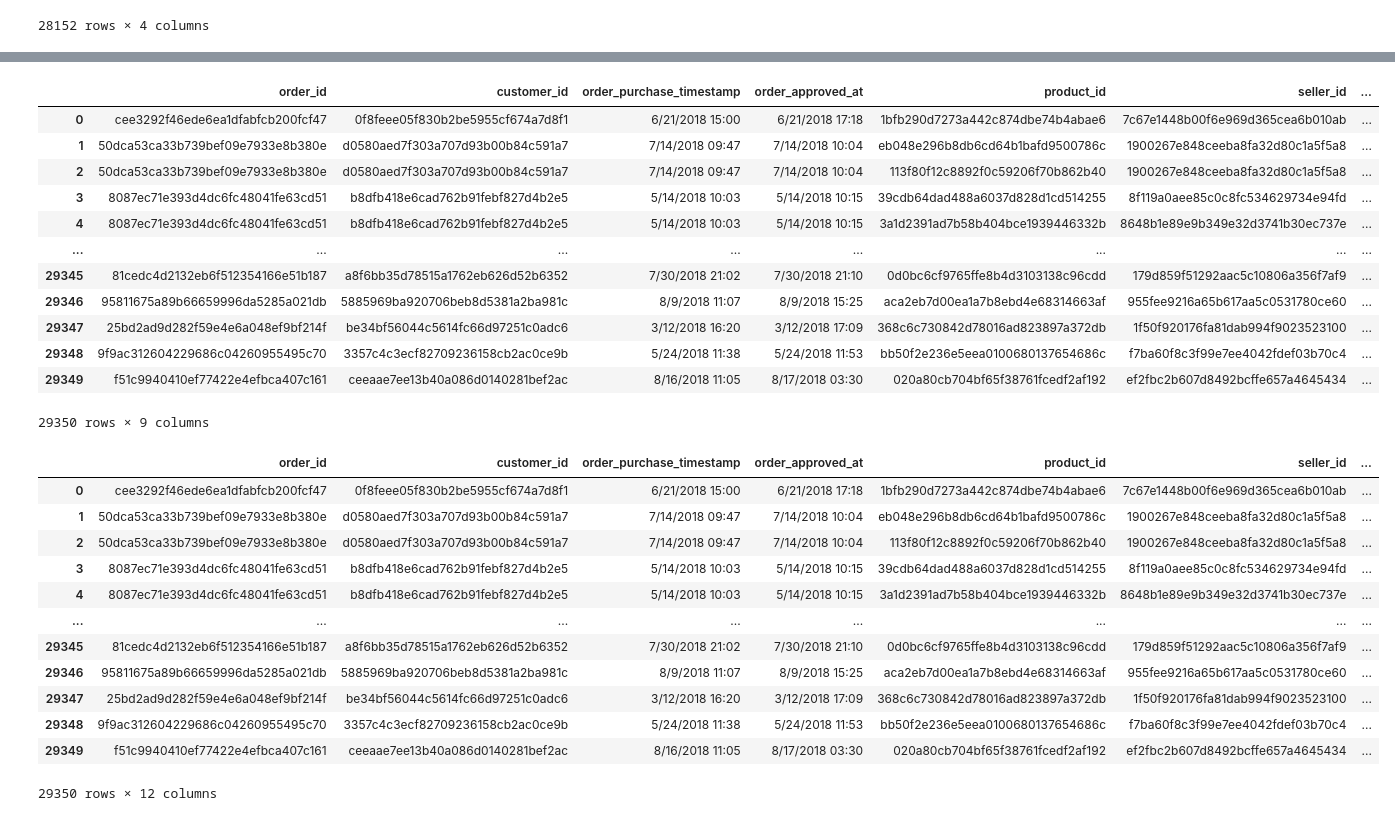
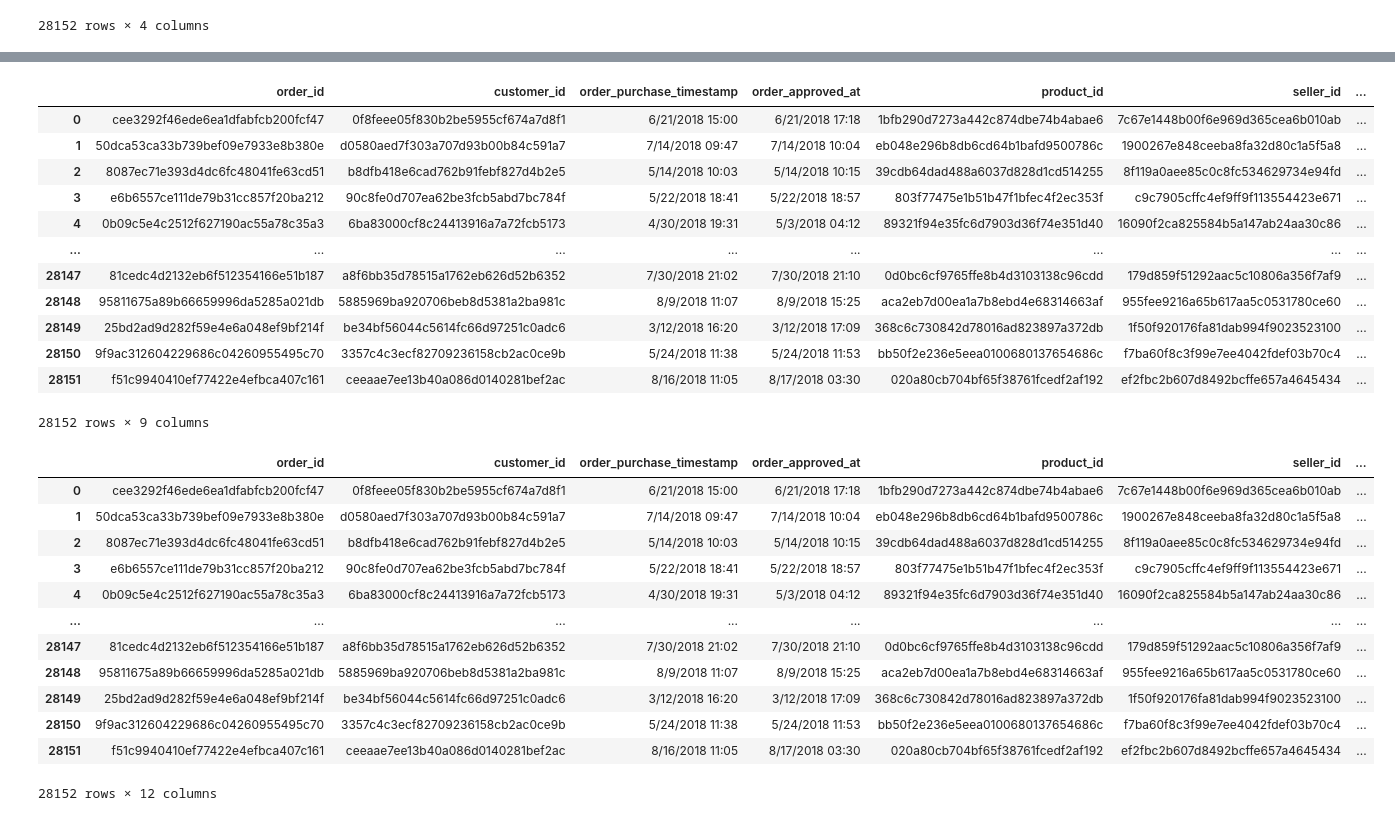
Before and after one commit to mateusono1/De-Company, a Jupyter notebook: Modelos/Kaggle.ipynb, the cells around one changed output, grey strips where cells are left out. Drawn from its saved outputs; the diff is of its cells as text; code cells hidden in the pictures.

```diff
--- a/Modelos/Kaggle.ipynb
+++ b/Modelos/Kaggle.ipynb
@@ -64,0 +49,3 @@ Name: count, Length: 28152, dtype: int64
+# %%
+order_items.drop_duplicates(subset="order_id",inplace=True)
+order_items["order_id"].value_counts()
@@ -65,21 +66,21 @@ Name: count, Length: 28152, dtype: int64
 # %%
-order_items.drop_duplicates(inplace=True)
+order_items.drop_duplicates(subset="order_id",inplace=True)
 df=kaggle.merge(order_items,how="left",on="order_id")
 display(df)
 # %% [output]
 |  | order_id | customer_id | order_purchase_timestamp | order_approved_at | product_id | seller_id | ... |
 | 0 | cee3292f46ede6ea1dfabfcb200fcf47 | 0f8feee05f830b2be5955cf674a7d8f1 | 6/21/2018 15:00 | 6/21/2018 17:18 | 1bfb290d7273a442c874dbe74b4abae6 | 7c67e1448b00f6e969d365cea6b010ab | ... |
 | 1 | 50dca53ca33b739bef09e7933e8b380e | d0580aed7f303a707d93b00b84c591a7 | 7/14/2018 09:47 | 7/14/2018 10:04 | eb048e296b8db6cd64b1bafd9500786c | 1900267e848ceeba8fa32d80c1a5f5a8 | ... |
-| 2 | 50dca53ca33b739bef09e7933e8b380e | d0580aed7f303a707d93b00b84c591a7 | 7/14/2018 09:47 | 7/14/2018 10:04 | 113f80f12c8892f0c59206f70b862b40 | 1900267e848ceeba8fa32d80c1a5f5a8 | ... |
-| 3 | 8087ec71e393d4dc6fc48041fe63cd51 | b8dfb418e6cad762b91febf827d4b2e5 | 5/14/2018 10:03 | 5/14/2018 10:15 | 39cdb64dad488a6037d828d1cd514255 | 8f119a0aee85c0c8fc534629734e94fd | ... |
-| 4 | 8087ec71e393d4dc6fc48041fe63cd51 | b8dfb418e6cad762b91febf827d4b2e5 | 5/14/2018 10:03 | 5/14/2018 10:15 | 3a1d2391ad7b58b404bce1939446332b | 8648b1e89e9b349e32d3741b30ec737e | ... |
+| 2 | 8087ec71e393d4dc6fc48041fe63cd51 | b8dfb418e6cad762b91febf827d4b2e5 | 5/14/2018 10:03 | 5/14/2018 10:15 | 39cdb64dad488a6037d828d1cd514255 | 8f119a0aee85c0c8fc534629734e94fd | ... |
+| 3 | e6b6557ce111de79b31cc857f20ba212 | 90c8fe0d707ea62be3fcb5abd7bc784f | 5/22/2018 18:41 | 5/22/2018 18:57 | 803f77475e1b51b47f1bfec4f2ec353f | c9c7905cffc4ef9ff9f113554423e671 | ... |
+| 4 | 0b09c5e4c2512f627190ac55a78c35a3 | 6ba83000cf8c24413916a7a72fcb5173 | 4/30/2018 19:31 | 5/3/2018 04:12 | 89321f94e35fc6d7903d36f74e351d40 | 16090f2ca825584b5a147ab24aa30c86 | ... |
 | ... | ... | ... | ... | ... | ... | ... | ... |
-| 29345 | 81cedc4d2132eb6f512354166e51b187 | a8f6bb35d78515a1762eb626d52b6352 | 7/30/2018 21:02 | 7/30/2018 21:10 | 0d0bc6cf9765ffe8b4d3103138c96cdd | 179d859f51292aac5c10806a356f7af9 | ... |
-| 29346 | 95811675a89b66659996da5285a021db | 5885969ba920706beb8d5381a2ba981c | 8/9/2018 11:07 | 8/9/2018 15:25 | aca2eb7d00ea1a7b8ebd4e68314663af | 955fee9216a65b617aa5c0531780ce60 | ... |
-| 29347 | 25bd2ad9d282f59e4e6a048ef9bf214f | be34bf56044c5614fc66d97251c0adc6 | 3/12/2018 16:20 | 3/12/2018 17:09 | 368c6c730842d78016ad823897a372db | 1f50f920176fa81dab994f9023523100 | ... |
-| 29348 | 9f9ac312604229686c04260955495c70 | 3357c4c3ecf82709236158cb2ac0ce9b | 5/24/2018 11:38 | 5/24/2018 11:53 | bb50f2e236e5eea0100680137654686c | f7ba60f8c3f99e7ee4042fdef03b70c4 | ... |
-| 29349 | f51c9940410ef77422e4efbca407c161 | ceeaae7ee13b40a086d0140281bef2ac | 8/16/2018 11:05 | 8/17/2018 03:30 | 020a80cb704bf65f38761fcedf2af192 | ef2fbc2b607d8492bcffe657a4645434 | ... |
+| 28147 | 81cedc4d2132eb6f512354166e51b187 | a8f6bb35d78515a1762eb626d52b6352 | 7/30/2018 21:02 | 7/30/2018 21:10 | 0d0bc6cf9765ffe8b4d3103138c96cdd | 179d859f51292aac5c10806a356f7af9 | ... |
+| 28148 | 95811675a89b66659996da5285a021db | 5885969ba920706beb8d5381a2ba981c | 8/9/2018 11:07 | 8/9/2018 15:25 | aca2eb7d00ea1a7b8ebd4e68314663af | 955fee9216a65b617aa5c0531780ce60 | ... |
+| 28149 | 25bd2ad9d282f59e4e6a048ef9bf214f | be34bf56044c5614fc66d97251c0adc6 | 3/12/2018 16:20 | 3/12/2018 17:09 | 368c6c730842d78016ad823897a372db | 1f50f920176fa81dab994f9023523100 | ... |
+| 28150 | 9f9ac312604229686c04260955495c70 | 3357c4c3ecf82709236158cb2ac0ce9b | 5/24/2018 11:38 | 5/24/2018 11:53 | bb50f2e236e5eea0100680137654686c | f7ba60f8c3f99e7ee4042fdef03b70c4 | ... |
+| 28151 | f51c9940410ef77422e4efbca407c161 | ceeaae7ee13b40a086d0140281bef2ac | 8/16/2018 11:05 | 8/17/2018 03:30 | 020a80cb704bf65f38761fcedf2af192 | ef2fbc2b607d8492bcffe657a4645434 | ... |
-29350 rows × 9 columns
+28152 rows × 9 columns
 # %%
 df=df.merge(customer, how="left", on="customer_id")
 display(df)
@@ -87,16 +88,16 @@ display(df)
 |  | order_id | customer_id | order_purchase_timestamp | order_approved_at | product_id | seller_id | ... |
 | 0 | cee3292f46ede6ea1dfabfcb200fcf47 | 0f8feee05f830b2be5955cf674a7d8f1 | 6/21/2018 15:00 | 6/21/2018 17:18 | 1bfb290d7273a442c874dbe74b4abae6 | 7c67e1448b00f6e969d365cea6b010ab | ... |
 | 1 | 50dca53ca33b739bef09e7933e8b380e | d0580aed7f303a707d93b00b84c591a7 | 7/14/2018 09:47 | 7/14/2018 10:04 | eb048e296b8db6cd64b1bafd9500786c | 1900267e848ceeba8fa32d80c1a5f5a8 | ... |
-| 2 | 50dca53ca33b739bef09e7933e8b380e | d0580aed7f303a707d93b00b84c591a7 | 7/14/2018 09:47 | 7/14/2018 10:04 | 113f80f12c8892f0c59206f70b862b40 | 1900267e848ceeba8fa32d80c1a5f5a8 | ... |
-| 3 | 8087ec71e393d4dc6fc48041fe63cd51 | b8dfb418e6cad762b91febf827d4b2e5 | 5/14/2018 10:03 | 5/14/2018 10:15 | 39cdb64dad488a6037d828d1cd514255 | 8f119a0aee85c0c8fc534629734e94fd | ... |
-| 4 | 8087ec71e393d4dc6fc48041fe63cd51 | b8dfb418e6cad762b91febf827d4b2e5 | 5/14/2018 10:03 | 5/14/2018 10:15 | 3a1d2391ad7b58b404bce1939446332b | 8648b1e89e9b349e32d3741b30ec737e | ... |
+| 2 | 8087ec71e393d4dc6fc48041fe63cd51 | b8dfb418e6cad762b91febf827d4b2e5 | 5/14/2018 10:03 | 5/14/2018 10:15 | 39cdb64dad488a6037d828d1cd514255 | 8f119a0aee85c0c8fc534629734e94fd | ... |
+| 3 | e6b6557ce111de79b31cc857f20ba212 | 90c8fe0d707ea62be3fcb5abd7bc784f | 5/22/2018 18:41 | 5/22/2018 18:57 | 803f77475e1b51b47f1bfec4f2ec353f | c9c7905cffc4ef9ff9f113554423e671 | ... |
+| 4 | 0b09c5e4c2512f627190ac55a78c35a3 | 6ba83000cf8c24413916a7a72fcb5173 | 4/30/2018 19:31 | 5/3/2018 04:12 | 89321f94e35fc6d7903d36f74e351d40 | 16090f2ca825584b5a147ab24aa30c86 | ... |
 | ... | ... | ... | ... | ... | ... | ... | ... |
-| 29345 | 81cedc4d2132eb6f512354166e51b187 | a8f6bb35d78515a1762eb626d52b6352 | 7/30/2018 21:02 | 7/30/2018 21:10 | 0d0bc6cf9765ffe8b4d3103138c96cdd | 179d859f51292aac5c10806a356f7af9 | ... |
-| 29346 | 95811675a89b66659996da5285a021db | 5885969ba920706beb8d5381a2ba981c | 8/9/2018 11:07 | 8/9/2018 15:25 | aca2eb7d00ea1a7b8ebd4e68314663af | 955fee9216a65b617aa5c0531780ce60 | ... |
-| 29347 | 25bd2ad9d282f59e4e6a048ef9bf214f | be34bf56044c5614fc66d97251c0adc6 | 3/12/2018 16:20 | 3/12/2018 17:09 | 368c6c730842d78016ad823897a372db | 1f50f920176fa81dab994f9023523100 | ... |
-| 29348 | 9f9ac312604229686c04260955495c70 | 3357c4c3ecf82709236158cb2ac0ce9b | 5/24/2018 11:38 | 5/24/2018 11:53 | bb50f2e236e5eea0100680137654686c | f7ba60f8c3f99e7ee4042fdef03b70c4 | ... |
-| 29349 | f51c9940410ef77422e4efbca407c161 | ceeaae7ee13b40a086d0140281bef2ac | 8/16/2018 11:05 | 8/17/2018 03:30 | 020a80cb704bf65f38761fcedf2af192 | ef2fbc2b607d8492bcffe657a4645434 | ... |
+| 28147 | 81cedc4d2132eb6f512354166e51b187 | a8f6bb35d78515a1762eb626d52b6352 | 7/30/2018 21:02 | 7/30/2018 21:10 | 0d0bc6cf9765ffe8b4d3103138c96cdd | 179d859f51292aac5c10806a356f7af9 | ... |
+| 28148 | 95811675a89b66659996da5285a021db | 5885969ba920706beb8d5381a2ba981c | 8/9/2018 11:07 | 8/9/2018 15:25 | aca2eb7d00ea1a7b8ebd4e68314663af | 955fee9216a65b617aa5c0531780ce60 | ... |
+| 28149 | 25bd2ad9d282f59e4e6a048ef9bf214f | be34bf56044c5614fc66d97251c0adc6 | 3/12/2018 16:20 | 3/12/2018 17:09 | 368c6c730842d78016ad823897a372db | 1f50f920176fa81dab994f9023523100 | ... |
+| 28150 | 9f9ac312604229686c04260955495c70 | 3357c4c3ecf82709236158cb2ac0ce9b | 5/24/2018 11:38 | 5/24/2018 11:53 | bb50f2e236e5eea0100680137654686c | f7ba60f8c3f99e7ee4042fdef03b70c4 | ... |
+| 28151 | f51c9940410ef77422e4efbca407c161 | ceeaae7ee13b40a086d0140281bef2ac | 8/16/2018 11:05 | 8/17/2018 03:30 | 020a80cb704bf65f38761fcedf2af192 | ef2fbc2b607d8492bcffe657a4645434 | ... |
-29350 rows × 12 columns
+28152 rows × 12 columns
 # %%
 df=df.merge(products,how="left",on="product_id")
 # %%
```
Also changed, not shown: parts of 6 cells of this notebook.
